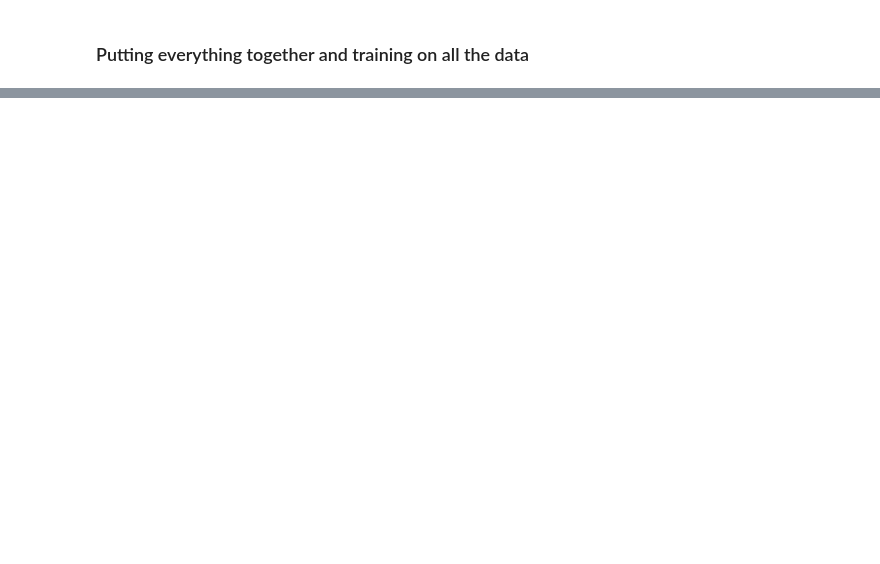
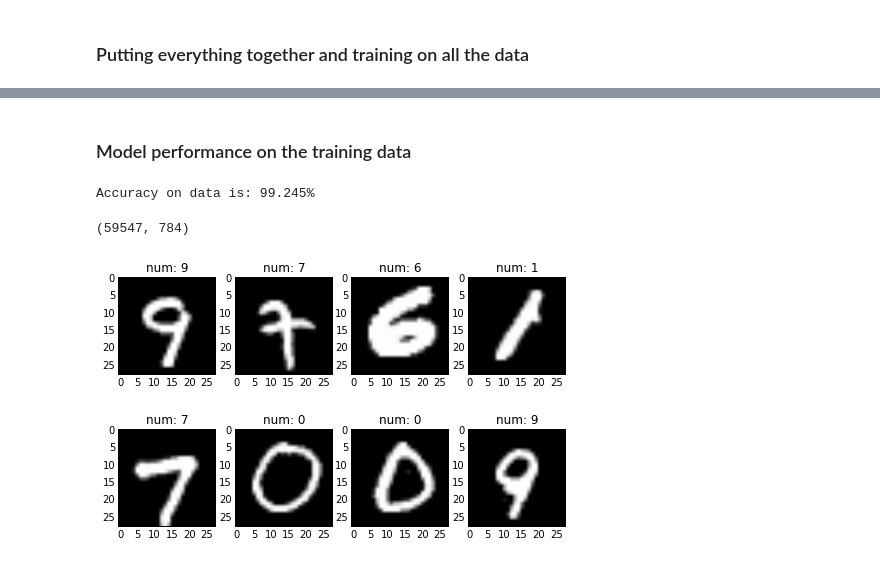
Before and after one commit to lgraesser/Intro-to-Neural-Networks-O-Reilly-AI, a Jupyter notebook: KerasIntro_Basics.ipynb, the cells around one changed output, grey strips where cells are left out. Saved outputs shown, nothing was run; the diff lists cells and outputs as text; code cells hidden in the pictures; blank space fills up the shorter version.

```diff
--- a/KerasIntro_Basics.ipynb
+++ b/KerasIntro_Basics.ipynb
@@ -459 +469,16 @@ Epoch 15/15
 <keras.callbacks.History at 0x...>
+# %% [markdown]
+### Model performance on the training data
+# %%
+accuracy(train_x, train_y, model)
+# %% [output]
+Accuracy on data is: 99.245%
+# %%
+train_x_correct, train_y_correct, train_x_incorrect, train_y_incorrect = \
+        get_correct_and_incorrect(model, train_x, train_y)
+# %%
+print(train_x_correct.shape)
+plotExamples(train_x_correct, train_y_correct)
+# %% [output]
+(59547, 784)
+[figure, added]
```
Also changed, not shown: parts of 20 cells of this notebook, 2 other files.
